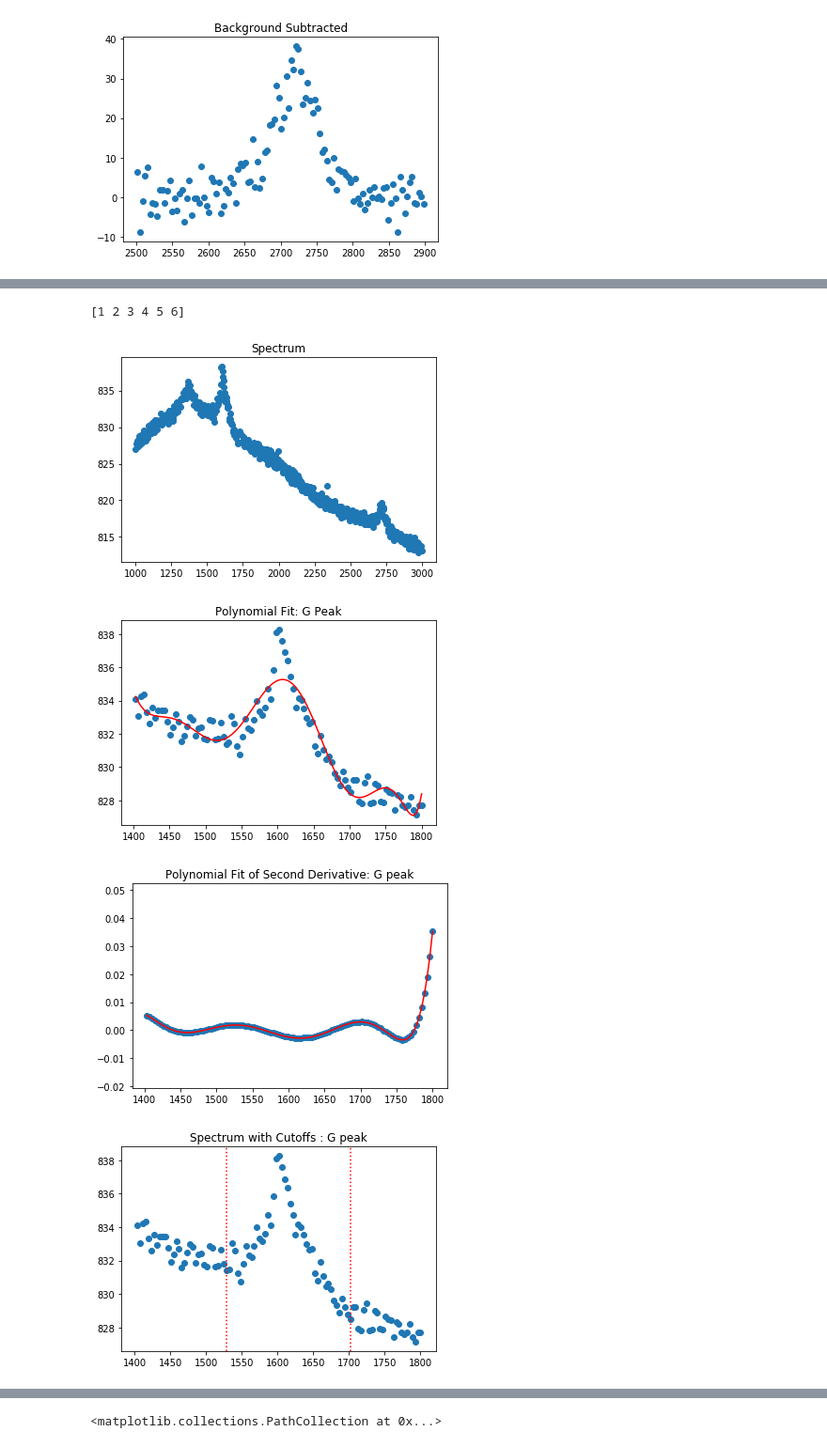
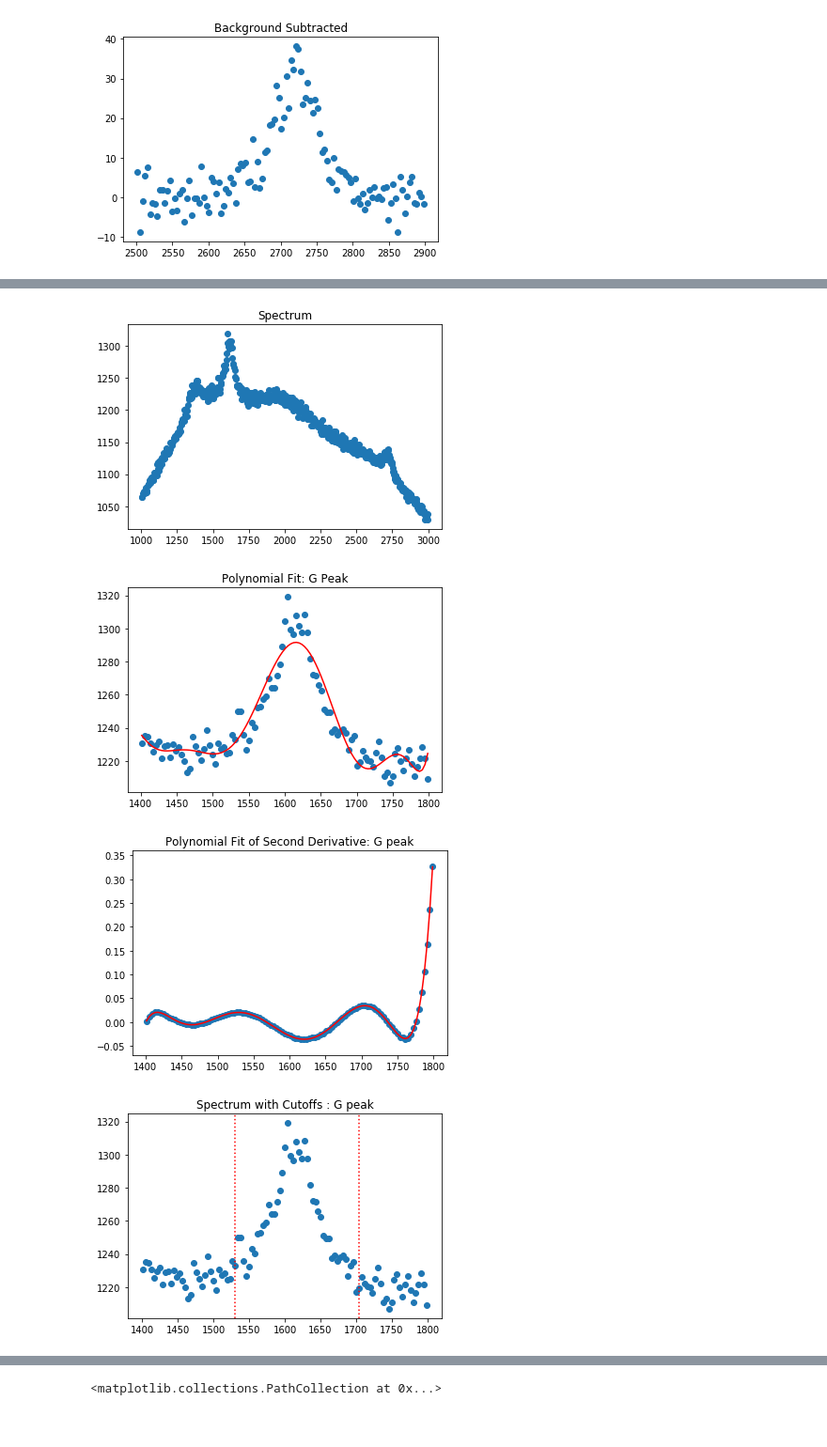
Before and after one commit to alexanderbarrett/Graphene, a Jupyter notebook: initial.ipynb, the cells around one changed output, grey strips where cells are left out. Shown: that part at 94% size. Cells and saved outputs as stored; diff of their text form; code cells hidden in the pictures.

```diff
--- a/initial.ipynb
+++ b/initial.ipynb
@@ -558,11 +529,3 @@ maxs[0][0]
-# %%
-a = np.array([1, 2, 3])
-b = np.array([4, 5, 6])
-
-c = np.concatenate((a, b))
-print(c)
-# %% [output]
-[1 2 3 4 5 6]
 # %%
 # BACKGROUND SUBTRACTION
 # Fits a polynomial over the peak between start_range and end_range. Uses the local maxima of the second
@@ -570,6 +533,8 @@ print(c)
 # the data that excludes the peak, and subtracts that background polynomial from the spectrum data to
 # give final peak
 
+import warnings
+warnings.simplefilter('ignore', np.RankWarning)
 
 # SELECT APPROPRIATE DATA RANGE
 
@@ -590,14 +555,14 @@ start_2D_peak = 2600
 # xfile = open('C:\\Users\\abarrett.BNL\\Data\\2018.06.11\\Gr_Cu_1_layer\\1 Gr_Cu_1layer_spec1 (X-Axis).txt','r')
 # yfile = open('C:\\Users\\abarrett.BNL\\Data\\2018.06.11\\Gr_Cu_1_layer\\1 Gr_Cu_1layer_spec1 (Y-Axis).txt','r')
 
-xfile = open('C:\\Users\\abarrett.BNL\\Data\\2018.06.11\\Gr_Cu_3-5_layer\\1 Gr_Cu_3-5layer_spec1 (X-Axis).txt','r')
-yfile = open('C:\\Users\\abarrett.BNL\\Data\\2018.06.11\\Gr_Cu_3-5_layer\\1 Gr_Cu_3-5layer_spec1 (Y-Axis).txt','r')
+# xfile = open('C:\\Users\\abarrett.BNL\\Data\\2018.06.11\\Gr_Cu_3-5_layer\\1 Gr_Cu_3-5layer_spec1 (X-Axis).txt','r')
+# yfile = open('C:\\Users\\abarrett.BNL\\Data\\2018.06.11\\Gr_Cu_3-5_layer\\1 Gr_Cu_3-5layer_spec1 (Y-Axis).txt','r')
 
 # xfile = open('C:\\Users\\abarrett.BNL\\Data\\2018.06.12\\ACS_3-5_layer_Gr_Cu\\1 ACS_3-5_layer_Gr_Cu_spec2 (X-Axis).txt','r')
 # yfile = open('C:\\Users\\abarrett.BNL\\Data\\2018.06.12\\ACS_3-5_layer_Gr_Cu\\1 ACS_3-5_layer_Gr_Cu_spec2 (Y-Axis).txt','r')
 
-# xfile = open('C:\\Users\\abarrett.BNL\\Data\\2018.06.13\ACS_6-8_layer_Gr_Cu\\1 ACS_6-8_layer_Gr_Cu_spec1 (X-Axis).txt','r')
-# yfile = open('C:\\Users\\abarrett.BNL\\Data\\2018.06.13\ACS_6-8_layer_Gr_Cu\\1 ACS_6-8_layer_Gr_Cu_spec1 (Y-Axis).txt','r')
+xfile = open('C:\\Users\\abarrett.BNL\\Data\\2018.06.13\ACS_6-8_layer_Gr_Cu\\1 ACS_6-8_layer_Gr_Cu_spec1 (X-Axis).txt','r')
+yfile = open('C:\\Users\\abarrett.BNL\\Data\\2018.06.13\ACS_6-8_layer_Gr_Cu\\1 ACS_6-8_layer_Gr_Cu_spec1 (Y-Axis).txt','r')
 
 x = np.loadtxt(xfile)
 y = np.loadtxt(yfile)
@@ -760,34 +725,34 @@ py.title('Background Subtracted: G Peak')
 py.scatter(x_G, y_G_fixed)
 
 plt.figure(6)
 py.title('Polynomial Fit: 2D Peak')
 py.scatter(x_2D,y_2D)
 py.plot(x_2D,y_2D_poly,'-r')
 py.show()
 
 plt.figure(7)
 py.title('Polynomial Fit of Second Derivative: 2D peak')
 py.scatter(x_2D,derivs2_2D)
 py.plot(x_2D, y2_2D,'-r')
 py.show()
 
 plt.figure(8)
 py.title('Spectrum with Cutoffs: 2D')
 plt.axvline(x=start_2D, linestyle=':', color='r')
 plt.axvline(x=end_2D, linestyle=':', color='r')
 py.scatter(x_2D,y_2D)
 
 plt.figure(9)
 py.title('Curve Fit No Peak: 2D Peak')
 py.scatter(x_2D, y_2D)
 py.plot(x_2D_no_peak, y3_2D, linestyle=':', color='r')
 py.show()
 
 plt.figure(10)
 py.title('Background Subtracted: 2D Peak')
 py.scatter(x_2D, y_2D_fixed)
 # %% [output]
-[figure, old version]
+[figure, new version]
-[figure, old version]
+[figure, new version]
-[figure, old version]
+[figure, new version]
-[figure, old version]
+[figure, new version]
```
Also changed, not shown: parts of 8 cells of this notebook.
